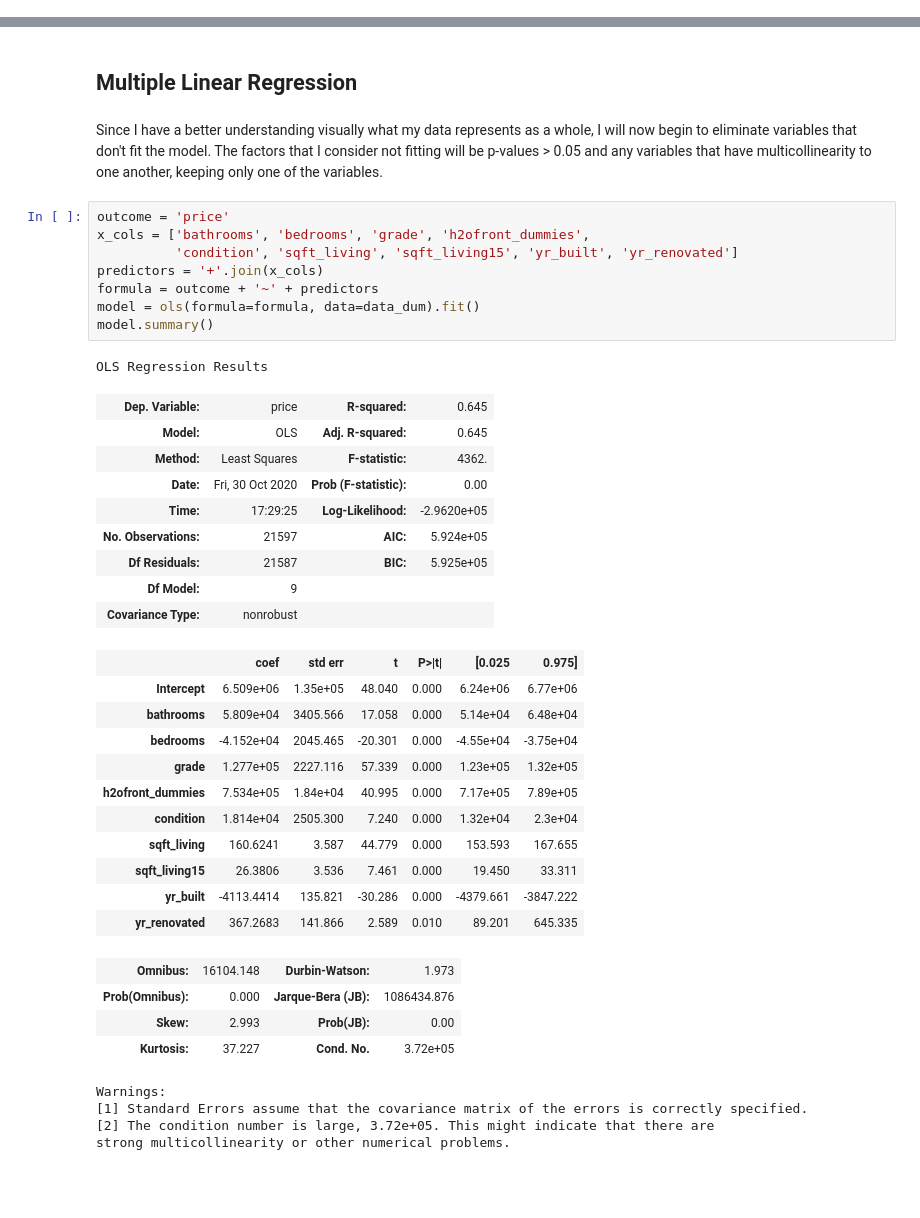
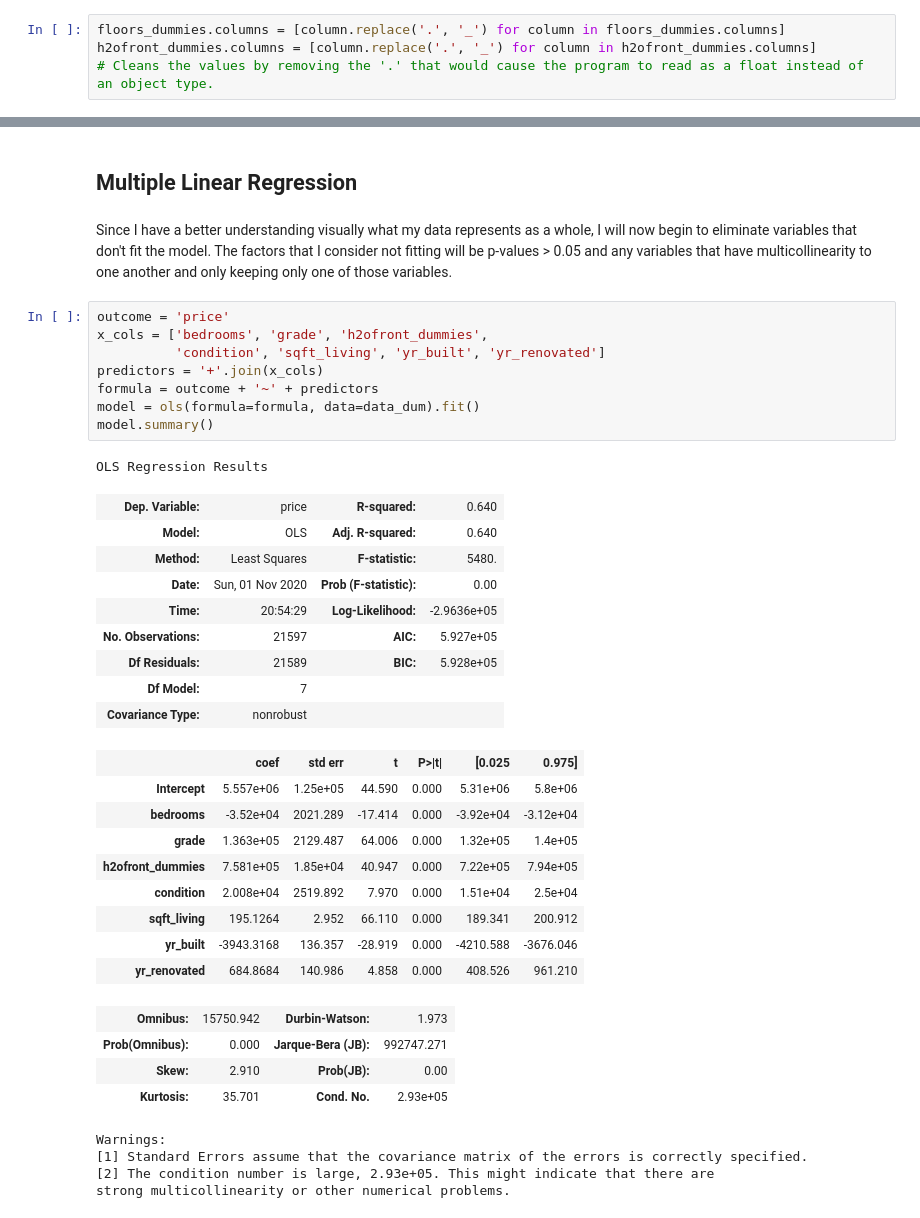
Before and after one commit to zhyde23/KC_Housing_Project, a Jupyter notebook: KC Housing Project-Final Submission.ipynb, the cells around one changed output, grey strips where cells are left out. Saved outputs shown, nothing was run; the diff lists cells and outputs as text; blank space fills up the shorter version.

```diff
--- a/KC Housing Project-Final Submission.ipynb
+++ b/KC Housing Project-Final Submission.ipynb
@@ -361,2 +373,6 @@ floors_dummies.columns = [column.replace('.', '_') for column in floors_dummies.
+# %%
+floors_dummies.columns = [column.replace('.', '_') for column in floors_dummies.columns]
+h2ofront_dummies.columns = [column.replace('.', '_') for column in h2ofront_dummies.columns]
+# Cleans the values by removing the '.' that would cause the program to read as a float instead of an object type.
 # %%
 data_dum = data.drop(['floors', 'waterfront'], axis=1)
@@ -424,42 +442,40 @@ strong multicollinearity or other numerical problems.
 # %% [markdown]
 ## Multiple Linear Regression
 # %% [markdown]
-Since I have a better understanding visually what my data represents as a whole, I will now begin to eliminate variables that don't fit the model. The factors that I consider not fitting will be p-values > 0.05 and any variables that have multicollinearity to one another, keeping only one of the variables.
+Since I have a better understanding visually what my data represents as a whole, I will now begin to eliminate variables that don't fit the model. The factors that I consider not fitting will be p-values > 0.05 and any variables that have multicollinearity to one another and only keeping only one of those variables.
 # %%
 outcome = 'price'
-x_cols = ['bathrooms', 'bedrooms', 'grade', 'h2ofront_dummies',
-          'condition', 'sqft_living', 'sqft_living15', 'yr_built', 'yr_renovated']
+x_cols = ['bedrooms', 'grade', 'h2ofront_dummies',
+          'condition', 'sqft_living', 'yr_built', 'yr_renovated']
 predictors = '+'.join(x_cols)
 formula = outcome + '~' + predictors
 model = ols(formula=formula, data=data_dum).fit()
 model.summary()
 # %% [output]
 OLS Regression Results
-| Dep. Variable: | price | R-squared: | 0.645 |
-| Model: | OLS | Adj. R-squared: | 0.645 |
-| Method: | Least Squares | F-statistic: | 4362. |
-| Date: | Fri, 30 Oct 2020 | Prob (F-statistic): | 0.00 |
-| Time: | 17:29:25 | Log-Likelihood: | -2.9620e+05 |
-| No. Observations: | 21597 | AIC: | 5.924e+05 |
-| Df Residuals: | 21587 | BIC: | 5.925e+05 |
-| Df Model: | 9 |  |  |
+| Dep. Variable: | price | R-squared: | 0.640 |
+| Model: | OLS | Adj. R-squared: | 0.640 |
+| Method: | Least Squares | F-statistic: | 5480. |
+| Date: | Sun, 01 Nov 2020 | Prob (F-statistic): | 0.00 |
+| Time: | 20:54:29 | Log-Likelihood: | -2.9636e+05 |
+| No. Observations: | 21597 | AIC: | 5.927e+05 |
+| Df Residuals: | 21589 | BIC: | 5.928e+05 |
+| Df Model: | 7 |  |  |
 | Covariance Type: | nonrobust |  |  |
 |  | coef | std err | t | P>|t| | [0.025 | 0.975] |
-| Intercept | 6.509e+06 | 1.35e+05 | 48.040 | 0.000 | 6.24e+06 | 6.77e+06 |
-| bathrooms | 5.809e+04 | 3405.566 | 17.058 | 0.000 | 5.14e+04 | 6.48e+04 |
-| bedrooms | -4.152e+04 | 2045.465 | -20.301 | 0.000 | -4.55e+04 | -3.75e+04 |
-| grade | 1.277e+05 | 2227.116 | 57.339 | 0.000 | 1.23e+05 | 1.32e+05 |
-| h2ofront_dummies | 7.534e+05 | 1.84e+04 | 40.995 | 0.000 | 7.17e+05 | 7.89e+05 |
-| condition | 1.814e+04 | 2505.300 | 7.240 | 0.000 | 1.32e+04 | 2.3e+04 |
-| sqft_living | 160.6241 | 3.587 | 44.779 | 0.000 | 153.593 | 167.655 |
-| sqft_living15 | 26.3806 | 3.536 | 7.461 | 0.000 | 19.450 | 33.311 |
-| yr_built | -4113.4414 | 135.821 | -30.286 | 0.000 | -4379.661 | -3847.222 |
-| yr_renovated | 367.2683 | 141.866 | 2.589 | 0.010 | 89.201 | 645.335 |
+| Intercept | 5.557e+06 | 1.25e+05 | 44.590 | 0.000 | 5.31e+06 | 5.8e+06 |
+| bedrooms | -3.52e+04 | 2021.289 | -17.414 | 0.000 | -3.92e+04 | -3.12e+04 |
+| grade | 1.363e+05 | 2129.487 | 64.006 | 0.000 | 1.32e+05 | 1.4e+05 |
+| h2ofront_dummies | 7.581e+05 | 1.85e+04 | 40.947 | 0.000 | 7.22e+05 | 7.94e+05 |
+| condition | 2.008e+04 | 2519.892 | 7.970 | 0.000 | 1.51e+04 | 2.5e+04 |
+| sqft_living | 195.1264 | 2.952 | 66.110 | 0.000 | 189.341 | 200.912 |
+| yr_built | -3943.3168 | 136.357 | -28.919 | 0.000 | -4210.588 | -3676.046 |
+| yr_renovated | 684.8684 | 140.986 | 4.858 | 0.000 | 408.526 | 961.210 |
-| Omnibus: | 16104.148 | Durbin-Watson: | 1.973 |
-| Prob(Omnibus): | 0.000 | Jarque-Bera (JB): | 1086434.876 |
-| Skew: | 2.993 | Prob(JB): | 0.00 |
-| Kurtosis: | 37.227 | Cond. No. | 3.72e+05 |
+| Omnibus: | 15750.942 | Durbin-Watson: | 1.973 |
+| Prob(Omnibus): | 0.000 | Jarque-Bera (JB): | 992747.271 |
+| Skew: | 2.910 | Prob(JB): | 0.00 |
+| Kurtosis: | 35.701 | Cond. No. | 2.93e+05 |
 Warnings:
 [1] Standard Errors assume that the covariance matrix of the errors is correctly specified.
-[2] The condition number is large, 3.72e+05. This might indicate that there are
+[2] The condition number is large, 2.93e+05. This might indicate that there are
 strong multicollinearity or other numerical problems.
```
Also changed, not shown: parts of 27 cells of this notebook, 1 other file.
